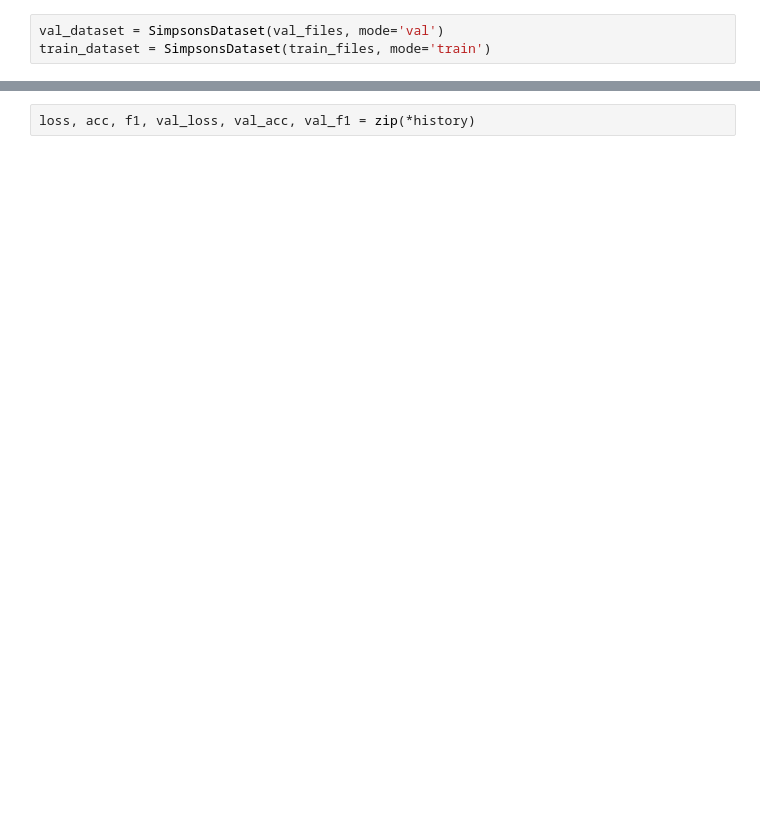
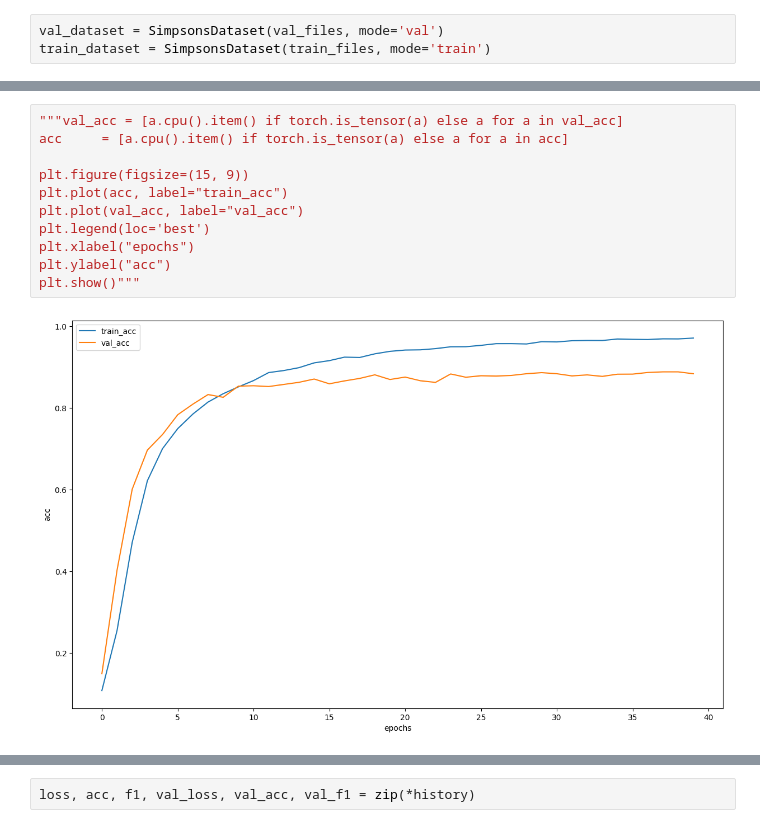
Before and after one commit to xaeliudzyh/dls_hw, a Jupyter notebook: week_07_cnn_and_fine_tuning/Homework/hw_5_simpsons_classification.ipynb, the cells around one changed output, grey strips where cells are left out. Drawn from its saved outputs; the diff is of its cells as text; blank space fills up the shorter version.

```diff
--- a/week_07_cnn_and_fine_tuning/Homework/hw_5_simpsons_classification.ipynb
+++ b/week_07_cnn_and_fine_tuning/Homework/hw_5_simpsons_classification.ipynb
@@ -1159,0 +1125,13 @@ loss 0.4345533663744045
+# %%
+"""val_acc = [a.cpu().item() if torch.is_tensor(a) else a for a in val_acc]
+acc     = [a.cpu().item() if torch.is_tensor(a) else a for a in acc]
+
+plt.figure(figsize=(15, 9))
+plt.plot(acc, label="train_acc")
+plt.plot(val_acc, label="val_acc")
+plt.legend(loc='best')
+plt.xlabel("epochs")
+plt.ylabel("acc")
+plt.show()"""
+# %% [output]
+[figure, added]
```
Also changed, not shown: parts of 27 cells of this notebook.
